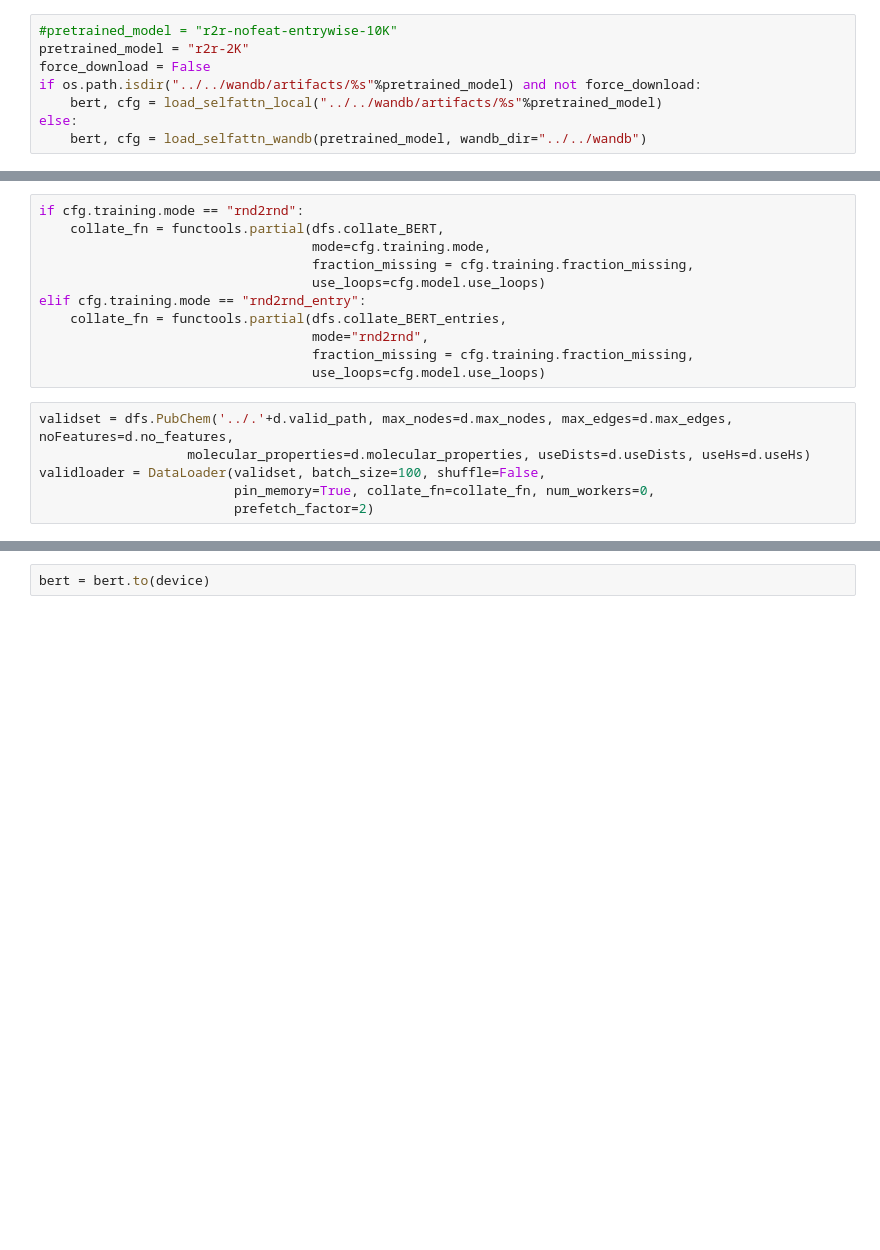
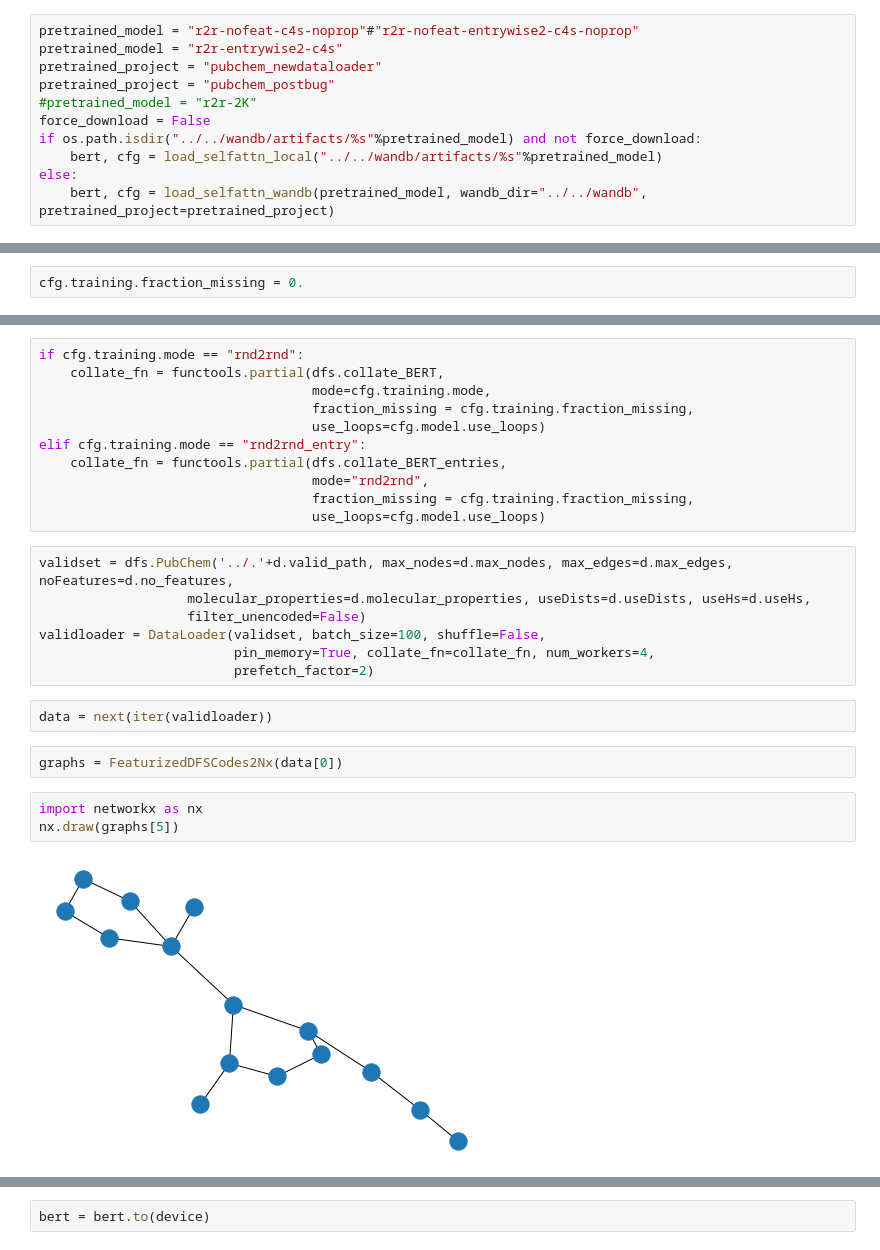
Before and after one commit to wendlerc/dfs-graph-transformer, a Jupyter notebook: notebooks/generative_modelling/Molecule Validity Evaluation.ipynb, the cells around one changed output, grey strips where cells are left out. Drawn from its saved outputs; the diff is of its cells as text; blank space fills up the shorter version.

```diff
--- a/notebooks/generative_modelling/Molecule Validity Evaluation.ipynb
+++ b/notebooks/generative_modelling/Molecule Validity Evaluation.ipynb
@@ -28,12 +32,15 @@ WARNING:root:No normalization for BCUT2D_MRLOW
 Using backend: pytorch
 # %%
-#pretrained_model = "r2r-nofeat-entrywise-10K"
-pretrained_model = "r2r-2K"
+pretrained_model = "r2r-nofeat-c4s-noprop"#"r2r-nofeat-entrywise2-c4s-noprop"
+pretrained_model = "r2r-entrywise2-c4s"
+pretrained_project = "pubchem_newdataloader"
+pretrained_project = "pubchem_postbug"
+#pretrained_model = "r2r-2K"
 force_download = False
 if os.path.isdir("../../wandb/artifacts/%s"%pretrained_model) and not force_download:
     bert, cfg = load_selfattn_local("../../wandb/artifacts/%s"%pretrained_model)
 else:
-    bert, cfg = load_selfattn_wandb(pretrained_model, wandb_dir="../../wandb")
+    bert, cfg = load_selfattn_wandb(pretrained_model, wandb_dir="../../wandb", pretrained_project=pretrained_project)
 # %%
 bert = bert.eval()
 # %%
@@ -54,3 +49,5 @@ valid_path: ./results/pubchem/noH/validation/
+# %%
+cfg.training.fraction_missing = 0.
 # %%
 d.no_features = cfg.data.no_features
 # %%
@@ -66,7 +63,17 @@ elif cfg.training.mode == "rnd2rnd_entry":
                                    use_loops=cfg.model.use_loops)
 # %%
 validset = dfs.PubChem('../.'+d.valid_path, max_nodes=d.max_nodes, max_edges=d.max_edges, noFeatures=d.no_features,
-                   molecular_properties=d.molecular_properties, useDists=d.useDists, useHs=d.useHs)
+                   molecular_properties=d.molecular_properties, useDists=d.useDists, useHs=d.useHs,
+                   filter_unencoded=False)
 validloader = DataLoader(validset, batch_size=100, shuffle=False,
-                         pin_memory=True, collate_fn=collate_fn, num_workers=0,
+                         pin_memory=True, collate_fn=collate_fn, num_workers=4,
                          prefetch_factor=2)
+# %%
+data = next(iter(validloader))
+# %%
+graphs = FeaturizedDFSCodes2Nx(data[0])
+# %%
+import networkx as nx
+nx.draw(graphs[5])
+# %% [output]
+[figure, added]
```
Also changed, not shown: parts of 33 cells of this notebook, 2 other files.
